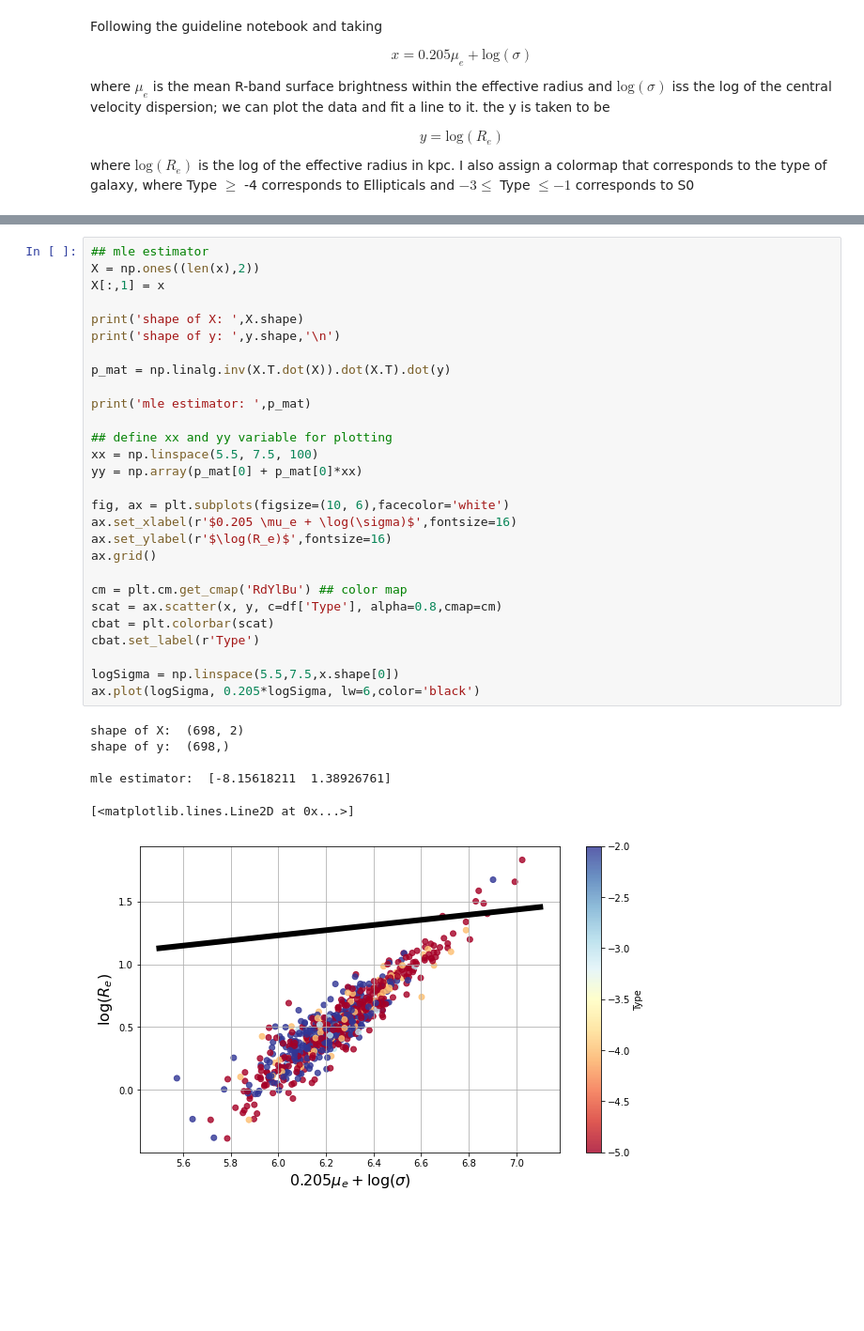
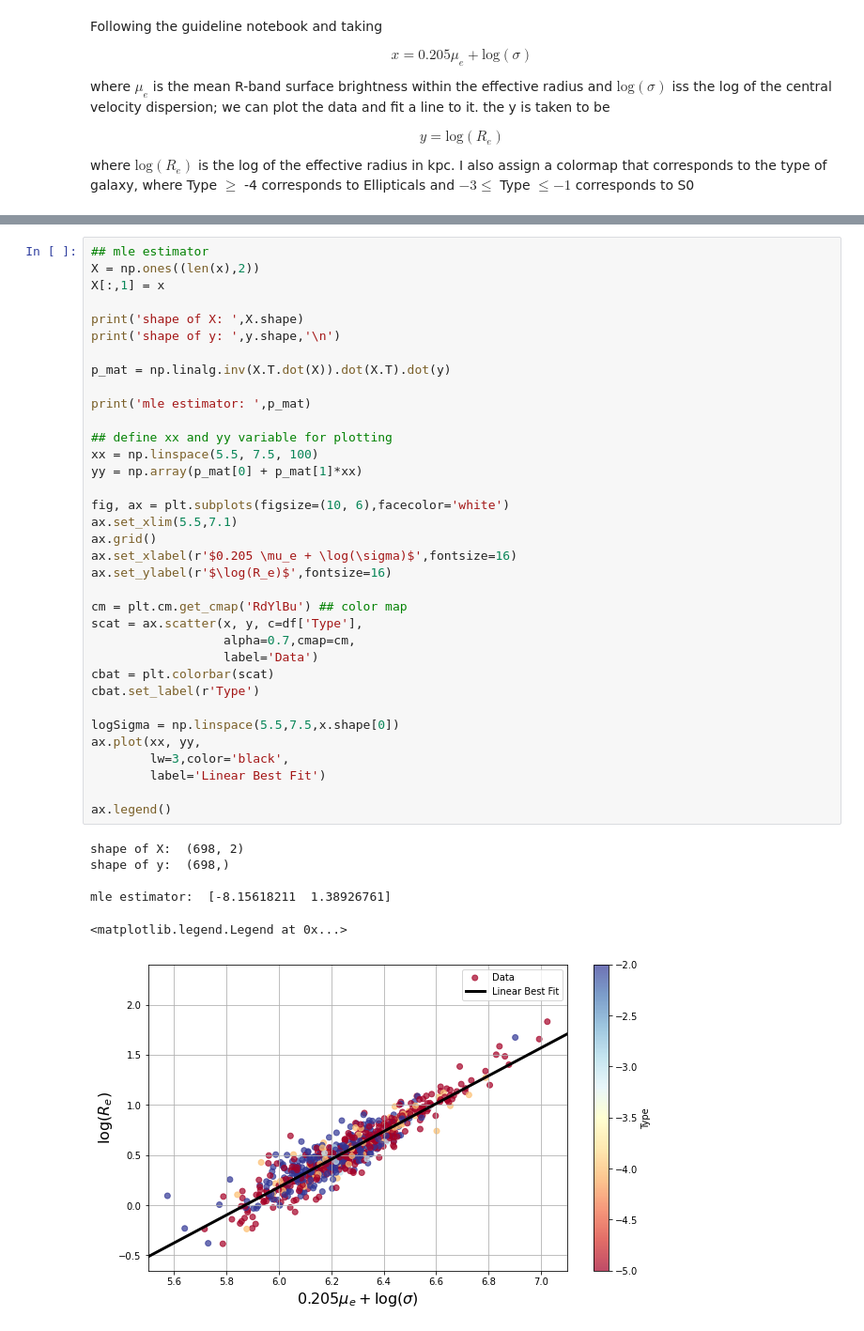
Before and after one commit to tylerbarna/AST5731-lab, a Jupyter notebook: Activity 07/Activity 07 -- Tyler Barna.ipynb, the cells around one changed output, grey strips where cells are left out. Shown: that part at 94% size. Drawn from its saved outputs; the diff is of its cells as text; blank space fills up the shorter version.

Commit message:
got linear best fit

```diff
--- a/Activity 07/Activity 07 -- Tyler Barna.ipynb
+++ b/Activity 07/Activity 07 -- Tyler Barna.ipynb
@@ -103,35 +105,42 @@ where $\epsilon \sim N(0,\lambda^{-1})$
 # %%
 ## mle estimator
 X = np.ones((len(x),2))
 X[:,1] = x
 
 print('shape of X: ',X.shape)
 print('shape of y: ',y.shape,'\n')
 
 p_mat = np.linalg.inv(X.T.dot(X)).dot(X.T).dot(y)
 
 print('mle estimator: ',p_mat)
 
 ## define xx and yy variable for plotting
 xx = np.linspace(5.5, 7.5, 100)
-yy = np.array(p_mat[0] + p_mat[0]*xx)
+yy = np.array(p_mat[0] + p_mat[1]*xx)
 
 fig, ax = plt.subplots(figsize=(10, 6),facecolor='white')
+ax.set_xlim(5.5,7.1)
+ax.grid()
 ax.set_xlabel(r'$0.205 \mu_e + \log(\sigma)$',fontsize=16)
 ax.set_ylabel(r'$\log(R_e)$',fontsize=16)
-ax.grid()
 
 cm = plt.cm.get_cmap('RdYlBu') ## color map
-scat = ax.scatter(x, y, c=df['Type'], alpha=0.8,cmap=cm)
+scat = ax.scatter(x, y, c=df['Type'],
+                  alpha=0.7,cmap=cm,
+                  label='Data')
 cbat = plt.colorbar(scat)
 cbat.set_label(r'Type')
 
 logSigma = np.linspace(5.5,7.5,x.shape[0])
-ax.plot(logSigma, 0.205*logSigma, lw=6,color='black')
+ax.plot(xx, yy,
+        lw=3,color='black',
+        label='Linear Best Fit')
+
+ax.legend()
 # %% [output]
 shape of X:  (698, 2)
 shape of y:  (698,)
 
 mle estimator:  [-8.15618211  1.38926761]
-[<matplotlib.lines.Line2D at 0x...>]
+<matplotlib.legend.Legend at 0x...>
-[figure, old version]
+[figure, new version]
```
Also changed, not shown: parts of 2 cells of this notebook.
